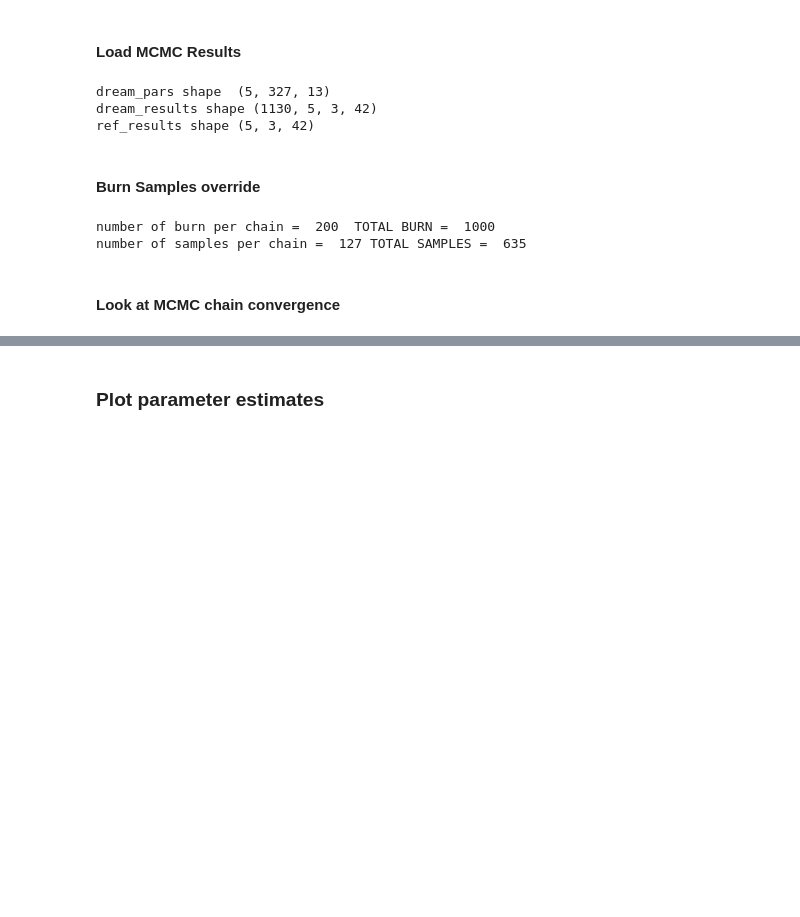
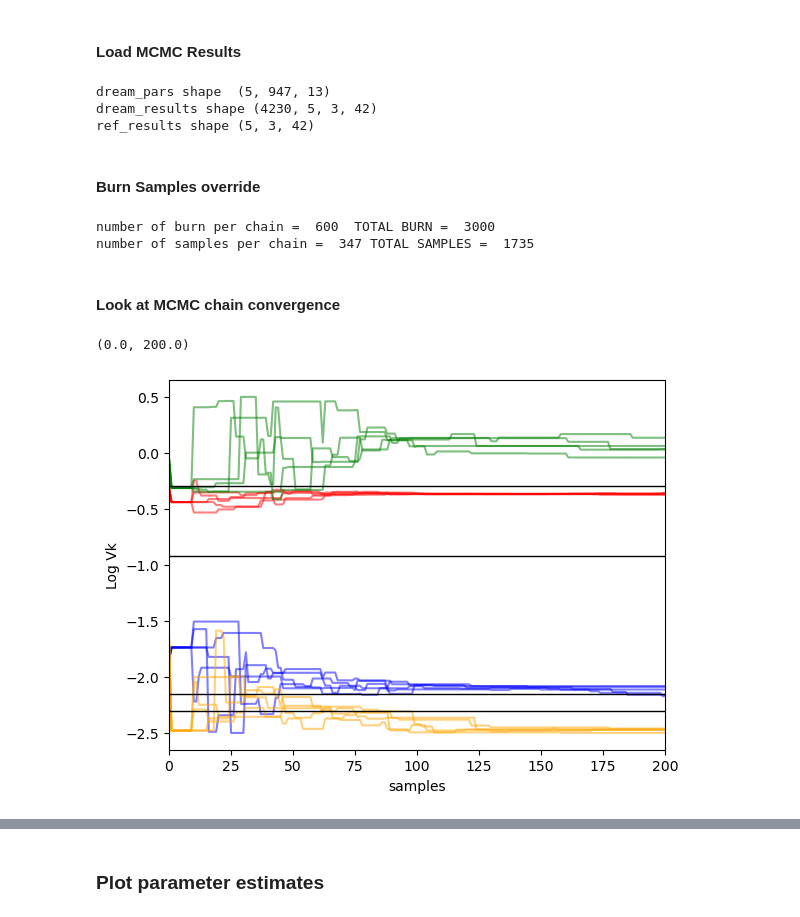
Before and after one commit to kerrybardot/loop_to_flopy, a Jupyter notebook: scripts_for_paper/inverse_MCMC_processing.ipynb, the cells around one changed output, grey strips where cells are left out. Cells and saved outputs as stored; diff of their text form; code cells hidden in the pictures; blank space fills up the shorter version.

```diff
--- a/scripts_for_paper/inverse_MCMC_processing.ipynb
+++ b/scripts_for_paper/inverse_MCMC_processing.ipynb
@@ -92,36 +84,36 @@ CPz Reference
 #### Load MCMC Results
 # %%
 # Load DREAM results
-pickleoff = open('../results/dream_pars_chain_0_.pkl','rb') # dream_pars (122, 13)
+pickleoff = open(results_folder + 'dream_pars_chain_0_.pkl','rb') # dream_pars (122, 13)
 dream_pars_0 = pickle.load(pickleoff)
 pickleoff.close()
 
-pickleoff = open('../results/dream_pars_chain_1_.pkl','rb') # dream_pars (122, 13)
+pickleoff = open(results_folder + 'dream_pars_chain_1_.pkl','rb') # dream_pars (122, 13)
 dream_pars_1 = pickle.load(pickleoff)
 pickleoff.close()
 
-pickleoff = open('../results/dream_pars_chain_2_.pkl','rb') # dream_pars (122, 13)
+pickleoff = open(results_folder + 'dream_pars_chain_2_.pkl','rb') # dream_pars (122, 13)
 dream_pars_2 = pickle.load(pickleoff)
 pickleoff.close()
 
-pickleoff = open('../results/dream_pars_chain_3_.pkl','rb') # dream_pars (122, 13)
+pickleoff = open(results_folder + 'dream_pars_chain_3_.pkl','rb') # dream_pars (122, 13)
 dream_pars_3 = pickle.load(pickleoff)
 pickleoff.close()
 
-pickleoff = open('../results/dream_pars_chain_4_.pkl','rb') # dream_pars (122, 13)
+pickleoff = open(results_folder + 'dream_pars_chain_4_.pkl','rb') # dream_pars (122, 13)
 dream_pars_4 = pickle.load(pickleoff)
 pickleoff.close()
 
 dream_pars = [dream_pars_0, dream_pars_1, dream_pars_2, dream_pars_3, dream_pars_4]
 dream_pars = np.array(dream_pars)
 
-pickleoff = open('../results/dream_results.pkl','rb') # dream_results (105, 5, 3, 42)
+pickleoff = open(results_folder + 'dream_results.pkl','rb') # dream_results (105, 5, 3, 42)
 dream_results = pickle.load(pickleoff)
 pickleoff.close()
 dream_results = np.array(dream_results)
 
 # Load MCMC settings
-pickleoff = open('../results/MCMC.pkl','rb') # Load saved observations for future
+pickleoff = open(results_folder + 'MCMC.pkl','rb') # Load saved observations for future
 Min, Mean, Max, nchains, npars, nburn = pickle.load(pickleoff)
 pickleoff.close()
 
@@ -130,18 +122,33 @@ print('dream_pars shape ', dream_pars.shape)
 print('dream_results shape', dream_results.shape)
 print('ref_results shape', ref_results.shape)
 # %% [output]
-dream_pars shape  (5, 327, 13)
-dream_results shape (1130, 5, 3, 42)
+dream_pars shape  (5, 947, 13)
+dream_results shape (4230, 5, 3, 42)
 ref_results shape (5, 3, 42)
 # %% [markdown]
 #### Burn Samples override
 # %%
-nburn = 200 # Override original burns based on convergence graphs
+nburn = 600 # Override original burns based on convergence graphs
 nsamples = dream_pars.shape[1] - nburn
 print('number of burn per chain = ', nburn, ' TOTAL BURN = ', nchains * nburn)
 print('number of samples per chain = ', nsamples, 'TOTAL SAMPLES = ', nchains * nsamples)
 # %% [output]
-number of burn per chain =  200  TOTAL BURN =  1000
-number of samples per chain =  127 TOTAL SAMPLES =  635
+number of burn per chain =  600  TOTAL BURN =  3000
+number of samples per chain =  347 TOTAL SAMPLES =  1735
 # %% [markdown]
 #### Look at MCMC chain convergence
+# %%
+ax = plt.subplot(111)
+for i in range(4,8):
+    for j in range(nchains):
+        plt.plot(dream_pars[j,:,i], color = colors[i-4], ms=0.2, alpha = 0.5)
+for n, i in enumerate(vk_ref):
+    plt.plot((0, nburn+nsamples),(logfunc(i), logfunc(i)), color = 'black', lw = 1)
+    ax.annotate(f'Vk (Unit {n+1})', (nburn, logfunc(i)), c='black', size = 10)
+plt.xlabel('samples')
+plt.ylabel('Log Vk')
+plt.axvline(nburn)
+plt.xlim([0,200])
+# %% [output]
+(0.0, 200.0)
+[figure, added]
```
Also changed, not shown: parts of 17 cells of this notebook, 2 other files.
